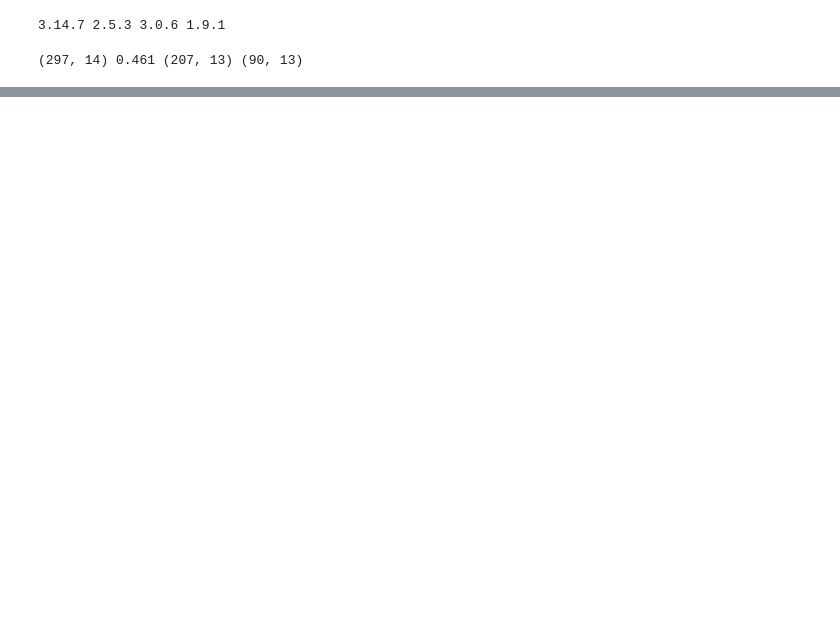
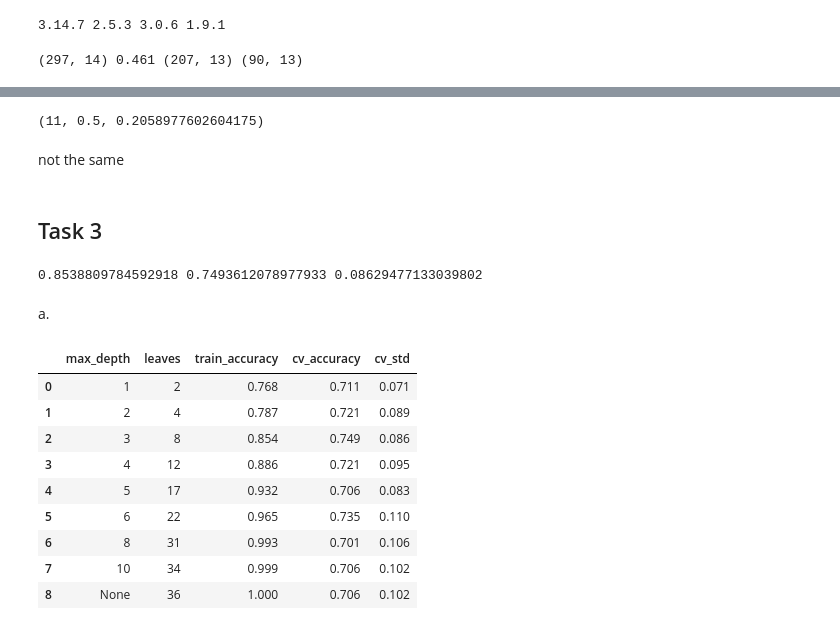
Before and after one commit to MrBiscit/lab2_ml, a Jupyter notebook: ml2.ipynb, the cells around one changed output, grey strips where cells are left out. Saved outputs shown, nothing was run; the diff lists cells and outputs as text; code cells hidden in the pictures; blank space fills up the shorter version.

```diff
--- a/ml2.ipynb
+++ b/ml2.ipynb
@@ -58,0 +230,61 @@ def predict_tree(tree, X):
+# %%
+best_split(X_train, y_train)
+# %% [output]
+(11, 0.5, 0.2058977602604175)
+# %% [markdown]
+not the same
+# %% [markdown]
+## Task 3
+# %%
+from sklearn.model_selection import StratifiedKFold, cross_validate
+from sklearn.tree import DecisionTreeClassifier
+
+cv = StratifiedKFold(n_splits=5, shuffle=True, random_state=SEED)
+model = DecisionTreeClassifier(criterion="entropy", max_depth=3, random_state=SEED)
+scores = cross_validate(model, X_train, y_train, cv=cv, scoring="accuracy", return_train_score=True)
+print(scores["train_score"].mean(), scores["test_score"].mean(), scores["test_score"].std())
+# %% [output]
+0.8538809784592918 0.7493612078977933 0.08629477133039802
+# %% [markdown]
+a.
+# %%
+depths = [1, 2, 3, 4, 5, 6, 8, 10, None]
+depth_results = []
+
+for depth in depths:
+    model = DecisionTreeClassifier(
+        criterion="entropy",
+        max_depth=depth,
+        random_state=SEED
+    )
+
+    scores = cross_validate(
+        model, X_train, y_train,
+        cv=cv,
+        scoring="accuracy",
+        return_train_score=True
+    )
+
+    fitted = model.fit(X_train, y_train)
+
+    depth_results.append({
+        "max_depth": str(depth),
+        "leaves": fitted.get_n_leaves(),
+        "train_accuracy": scores["train_score"].mean(),
+        "cv_accuracy": scores["test_score"].mean(),
+        "cv_std": scores["test_score"].std()
+    })
+
+depth_df = pd.DataFrame(depth_results)
+display(depth_df.round(3))
+# %% [output]
+|  | max_depth | leaves | train_accuracy | cv_accuracy | cv_std |
+| 0 | 1 | 2 | 0.768 | 0.711 | 0.071 |
+| 1 | 2 | 4 | 0.787 | 0.721 | 0.089 |
+| 2 | 3 | 8 | 0.854 | 0.749 | 0.086 |
+| 3 | 4 | 12 | 0.886 | 0.721 | 0.095 |
+| 4 | 5 | 17 | 0.932 | 0.706 | 0.083 |
+| 5 | 6 | 22 | 0.965 | 0.735 | 0.110 |
+| 6 | 8 | 31 | 0.993 | 0.701 | 0.106 |
+| 7 | 10 | 34 | 0.999 | 0.706 | 0.102 |
+| 8 | None | 36 | 1.000 | 0.706 | 0.102 |
```
Also changed, not shown: parts of 45 cells of this notebook.
